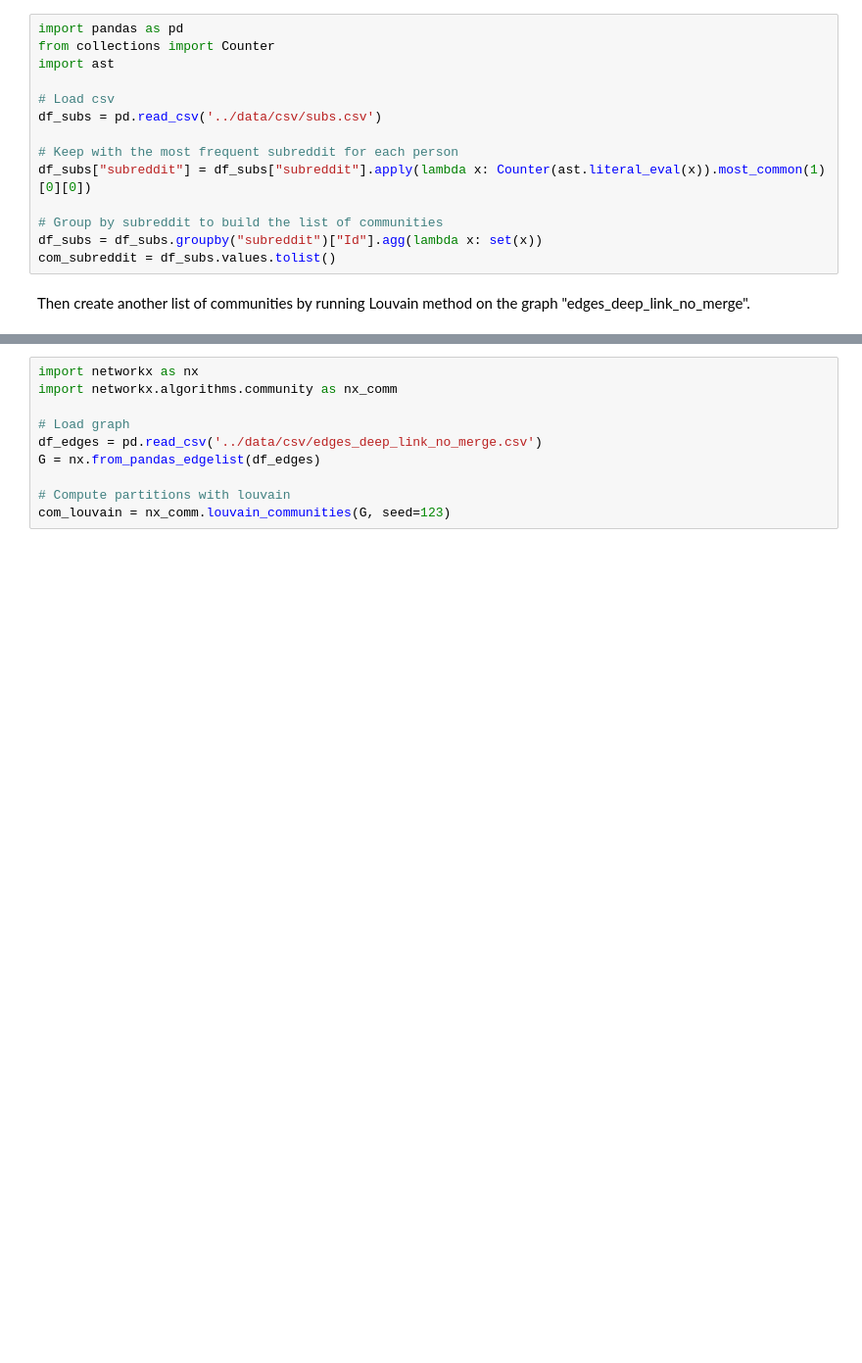
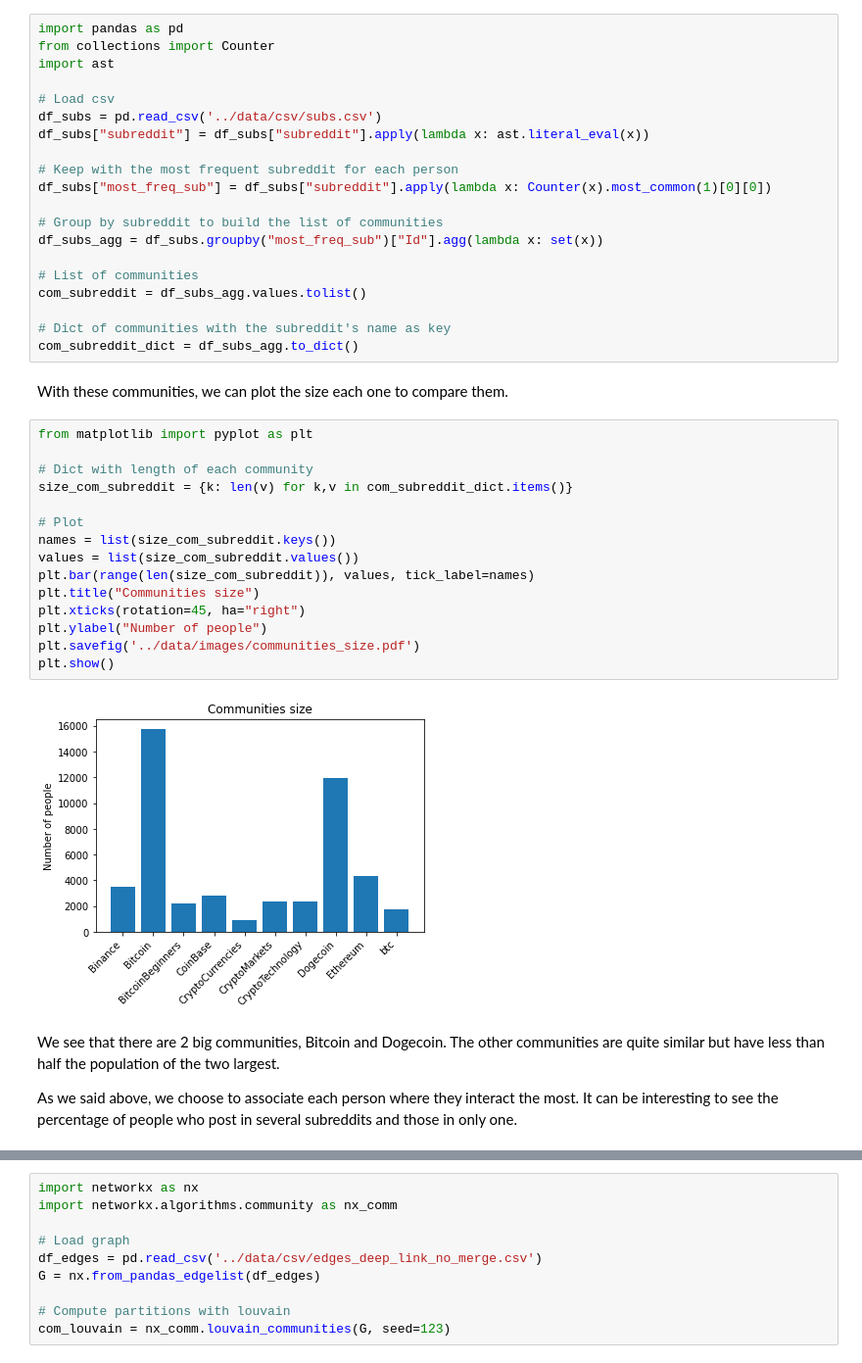
Before and after one commit to anatosun/reddit-cryptocurrency-analysis, a Jupyter notebook: notebooks/Louvain_Community_Analysis.ipynb, the cells around one changed output, grey strips where cells are left out. Shown at 98% size. Cells and saved outputs as stored; diff of their text form; blank space fills up the shorter version.

```diff
--- a/notebooks/Louvain_Community_Analysis.ipynb
+++ b/notebooks/Louvain_Community_Analysis.ipynb
@@ -10,12 +11,39 @@ import ast
 
 # Load csv
 df_subs = pd.read_csv('../data/csv/subs.csv')
+df_subs["subreddit"] = df_subs["subreddit"].apply(lambda x: ast.literal_eval(x))
 
 # Keep with the most frequent subreddit for each person
-df_subs["subreddit"] = df_subs["subreddit"].apply(lambda x: Counter(ast.literal_eval(x)).most_common(1)[0][0])
+df_subs["most_freq_sub"] = df_subs["subreddit"].apply(lambda x: Counter(x).most_common(1)[0][0])
 
 # Group by subreddit to build the list of communities
-df_subs = df_subs.groupby("subreddit")["Id"].agg(lambda x: set(x))
-com_subreddit = df_subs.values.tolist()
+df_subs_agg = df_subs.groupby("most_freq_sub")["Id"].agg(lambda x: set(x))
+
+# List of communities
+com_subreddit = df_subs_agg.values.tolist()
+
+# Dict of communities with the subreddit's name as key
+com_subreddit_dict = df_subs_agg.to_dict()
-# %% [markdown]
-Then create another list of communities by running Louvain method on the graph "edges_deep_link_no_merge".
+# %% [markdown]
+With these communities, we can plot the size each one to compare them.
+# %%
+from matplotlib import pyplot as plt
+
+# Dict with length of each community
+size_com_subreddit = {k: len(v) for k,v in com_subreddit_dict.items()}
+
+# Plot
+names = list(size_com_subreddit.keys())
+values = list(size_com_subreddit.values())
+plt.bar(range(len(size_com_subreddit)), values, tick_label=names)
+plt.title("Communities size")
+plt.xticks(rotation=45, ha="right")
+plt.ylabel("Number of people")
+plt.savefig('../data/images/communities_size.pdf')
+plt.show()
+# %% [output]
+[figure, added]
+# %% [markdown]
+We see that there are 2 big communities, Bitcoin and Dogecoin. The other communities are quite similar but have less than half the population of the two largest.
+
+As we said above, we choose to associate each person where they interact the most. It can be interesting to see the percentage of people who post in several subreddits and those in only one.
```
Also changed, not shown: parts of 22 cells of this notebook, 5 other files.
